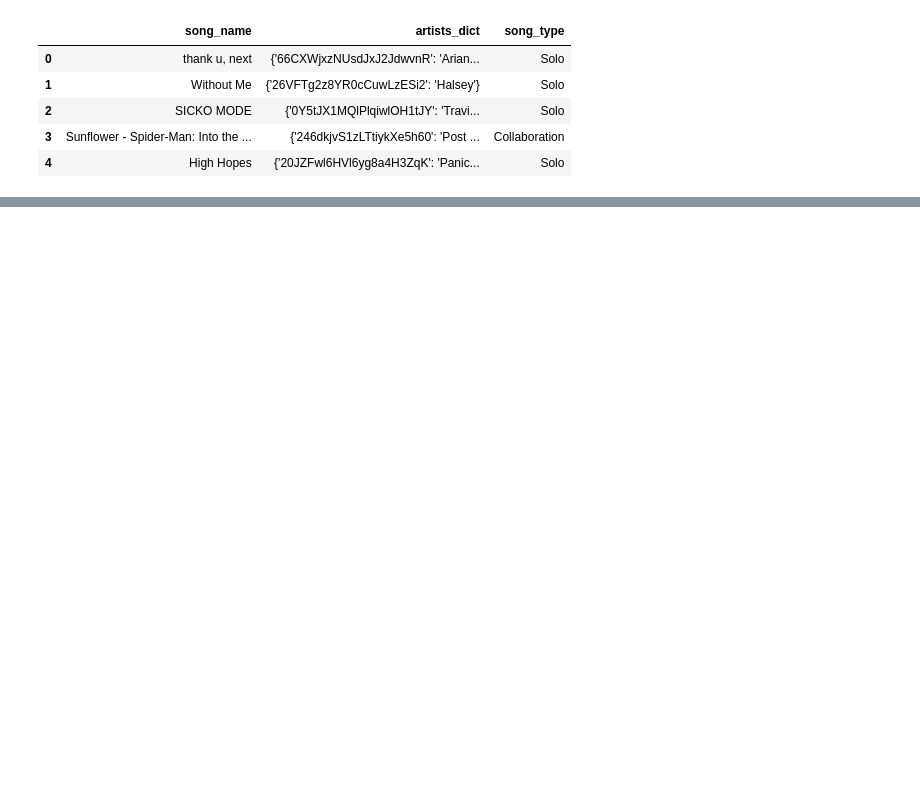
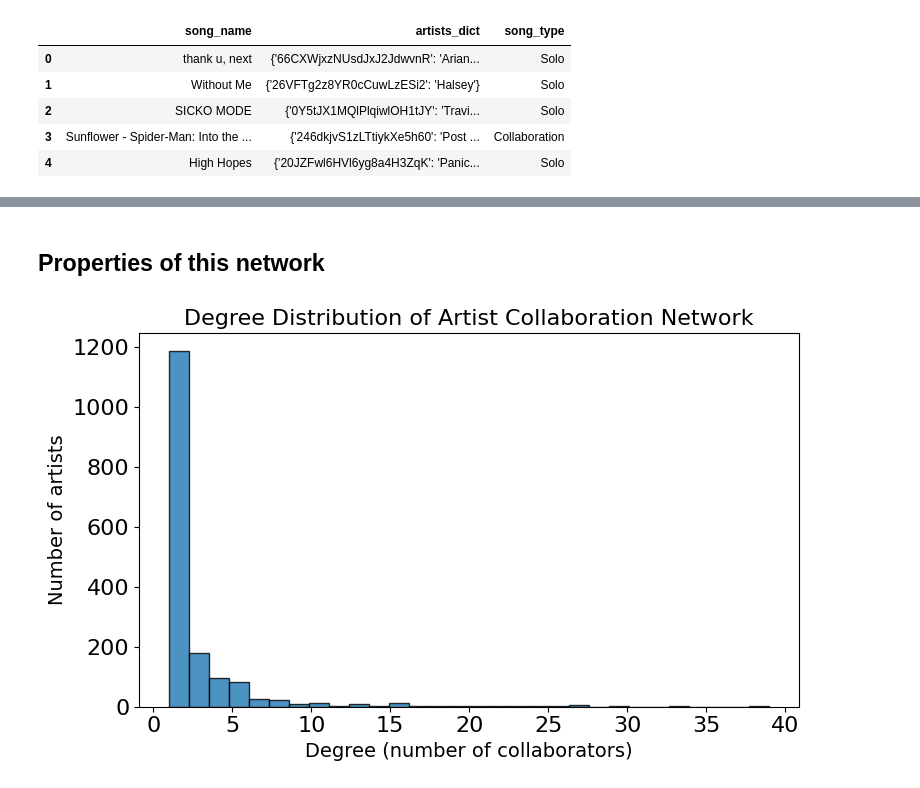
Before and after one commit to tytkowskid/snars, a Jupyter notebook: PFinal/main.ipynb, the cells around one changed output, grey strips where cells are left out. Cells and saved outputs as stored; diff of their text form; code cells hidden in the pictures; blank space fills up the shorter version.

```diff
--- a/PFinal/main.ipynb
+++ b/PFinal/main.ipynb
@@ -111,0 +215,22 @@ plt.show()
+# %% [markdown]
+## Properties of this network
+# %%
+degrees = [d for _, d in G.degree()]
+# %%
+plt.figure(figsize=(8, 5))
+
+plt.hist(
+    degrees,
+    bins=30,
+    edgecolor="black",
+    alpha=0.8
+)
+
+plt.xlabel("Degree (number of collaborators)", fontsize=14)
+plt.ylabel("Number of artists", fontsize=14)
+plt.title("Degree Distribution of Artist Collaboration Network", fontsize=16)
+
+plt.tight_layout()
+plt.show()
+# %% [output]
+[figure, added]
```
Also changed, not shown: parts of 59 cells of this notebook, 2 other files.
